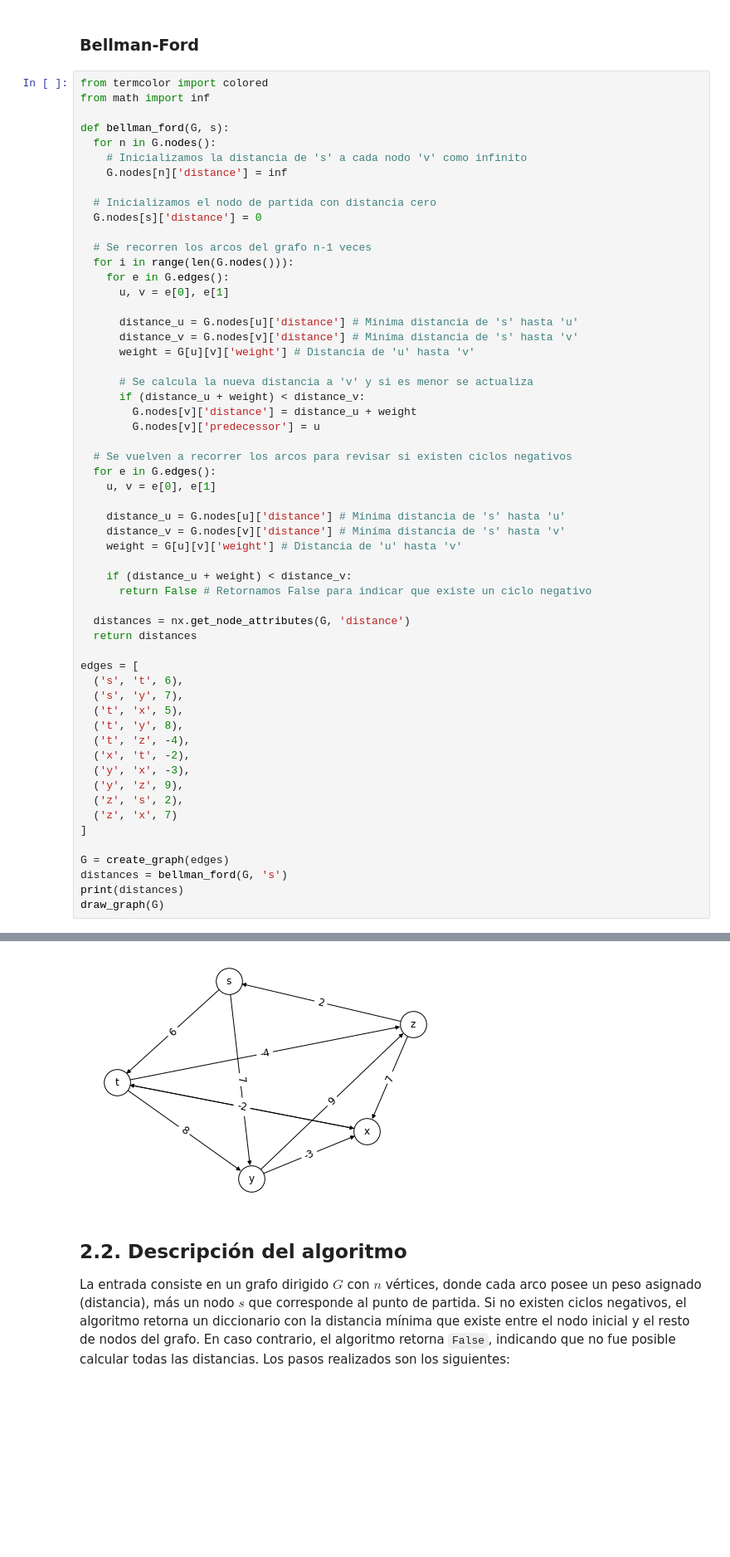
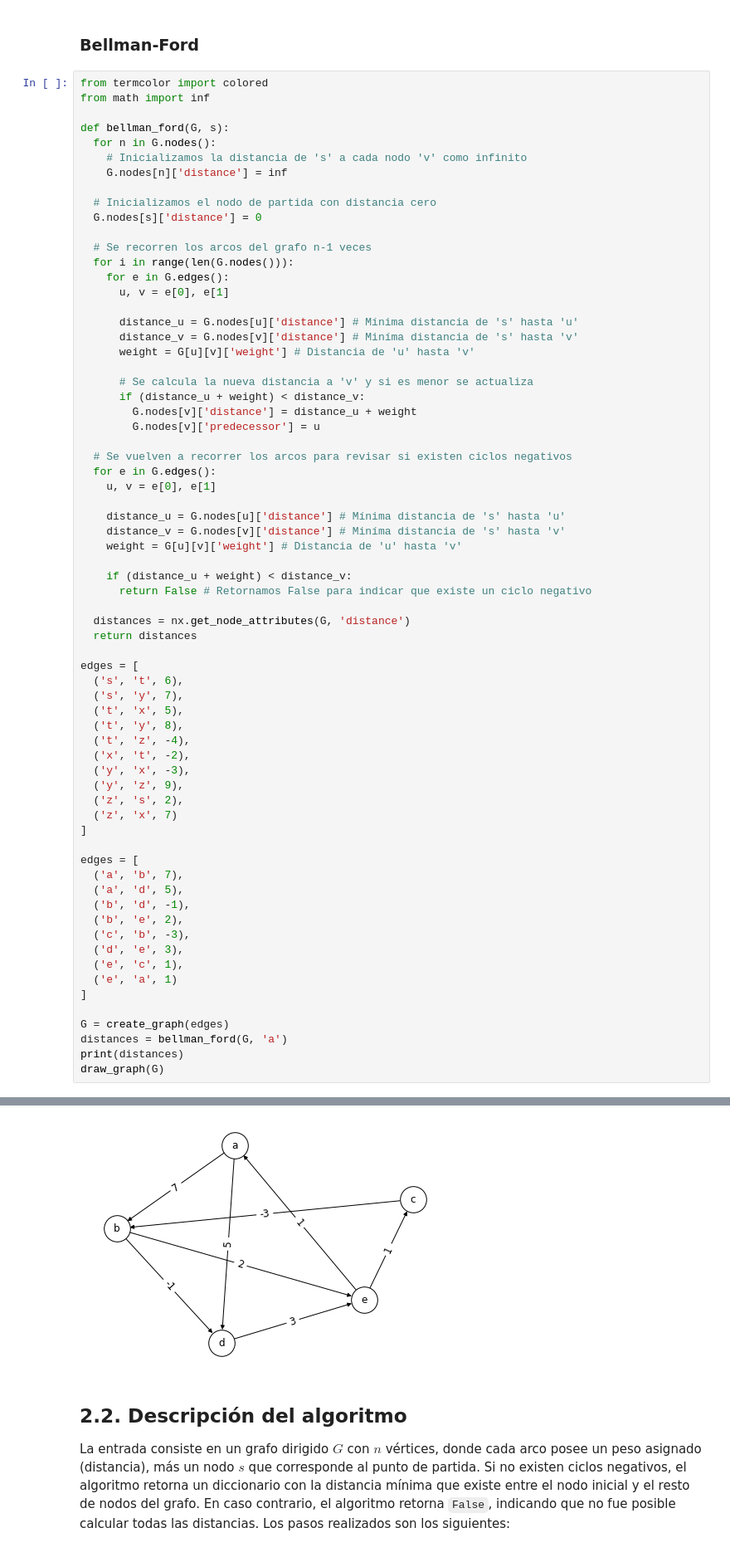
Before and after one commit to OscarRojasG/ADA-Informes, a Jupyter notebook: Informe11-BellmanFord.ipynb, the cells around one changed output, grey strips where cells are left out. Shown at 83% size. Drawn from its saved outputs; the diff is of its cells as text; blank space fills up the shorter version.

```diff
--- a/Informe11-BellmanFord.ipynb
+++ b/Informe11-BellmanFord.ipynb
@@ -119,8 +119,19 @@ edges = [
   ('z', 'x', 7)
 ]
 
+edges = [
+  ('a', 'b', 7),
+  ('a', 'd', 5),
+  ('b', 'd', -1),
+  ('b', 'e', 2),
+  ('c', 'b', -3),
+  ('d', 'e', 3),
+  ('e', 'c', 1),
+  ('e', 'a', 1)
+]
+
 G = create_graph(edges)
-distances = bellman_ford(G, 's')
+distances = bellman_ford(G, 'a')
 print(distances)
 draw_graph(G)
 # %% [output]
@@ -128,4 +139,4 @@ draw_graph(G)
-[figure, old version]
+[figure, new version]
 # %% [markdown]
 ## 2.2. Descripción del algoritmo
 
```
Also changed, not shown: parts of 4 cells of this notebook.
